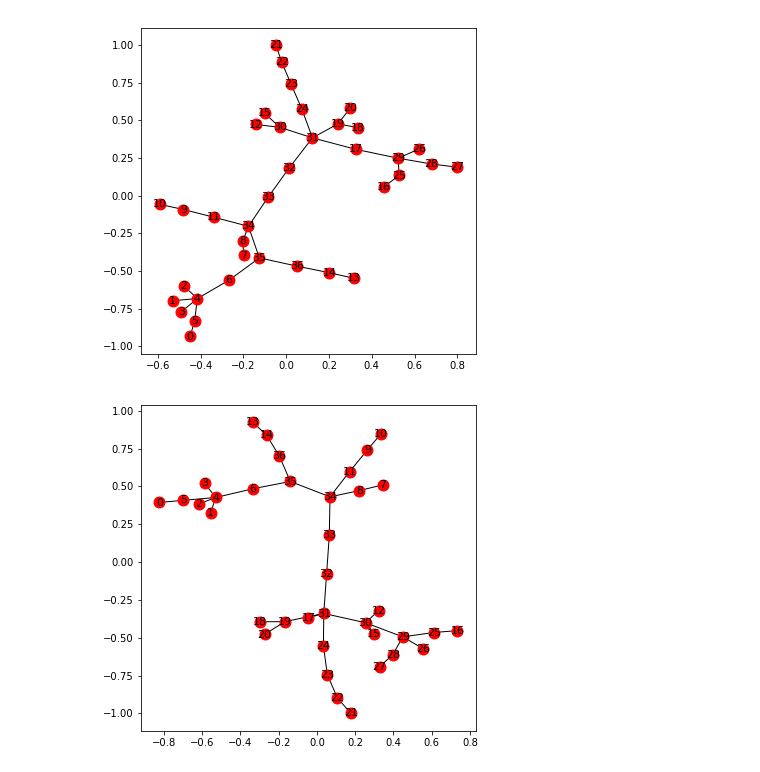
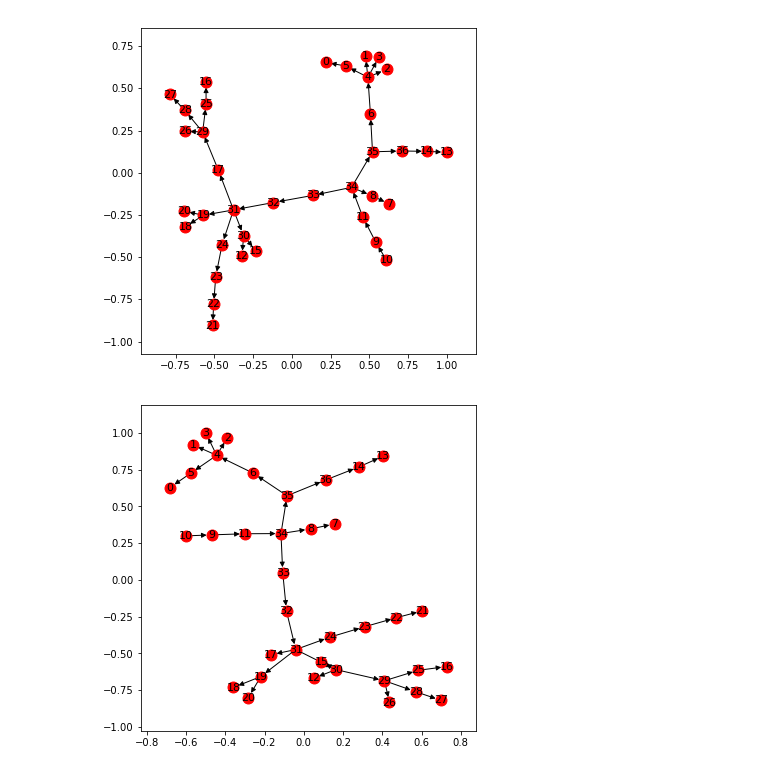
Before and after one commit to AbhijeetiitmVyas/EE6180, a Jupyter notebook: Pset2.ipynb, the cells around one changed output. Drawn from its saved outputs; the diff is of its cells as text; code cells hidden in the pictures.

```diff
--- a/Pset2.ipynb
+++ b/Pset2.ipynb
@@ -30,7 +30,8 @@ import pandas as pd
 import networkx as nx
 a = pd.read_csv('alarm10K.csv')
 index_array = np.arange(0,len(a.columns))
-Info_Graph = nx.Graph()
+Info_Graph_plugin = nx.Graph()
+Info_Graph_jvhw = nx.Graph()
 for comb in list(itertools.combinations(index_array, 2)):
     S_x = len(set(a[a.columns[comb[0]]]))
     S_y = len(set(a[a.columns[comb[1]]]))
@@ -61,15 +62,33 @@ from networkx.algorithms import tree
 edges = tree.maximum_spanning_edges(Info_Graph_jvhw, algorithm='kruskal', data=False)
 Gc = nx.Graph()
 Gc.add_edges_from(edges)
+
+edges = nx.bfs_edges(Gc, 10)
+edges_list = []
+for i in edges:
+    edges_list.append(i)
+
+Dir_Gc = nx.DiGraph()
+Dir_Gc.add_edges_from(edges_list)
+
 plt.figure(figsize = (6,6))
-edge_labels = nx.draw_networkx(Gc, pos=nx.spring_layout(Gc), with_labels =  True , node_size= 120 , font_size=11)
+edge_labels = nx.draw_networkx(Dir_Gc, pos=nx.spring_layout(Gc), with_labels =  True , node_size= 120 , font_size=11)
 # %% [output]
-[figure, old version]
+[figure, new version]
 # %%
 edges = tree.maximum_spanning_edges(Info_Graph_plugin, algorithm='kruskal', data=False)
 Gc = nx.Graph()
 Gc.add_edges_from(edges)
+
+edges = nx.bfs_edges(Gc, 10)
+edges_list = []
+for i in edges:
+    edges_list.append(i)
+
+Dir_Gc = nx.DiGraph()
+Dir_Gc.add_edges_from(edges_list)
+
 plt.figure(figsize = (6,6))
-edge_labels = nx.draw_networkx(Gc, pos=nx.spring_layout(Gc), with_labels =  True , node_size= 120 , font_size=11)
+edge_labels = nx.draw_networkx(Dir_Gc, pos=nx.spring_layout(Gc), with_labels =  True , node_size= 120 , font_size=11)
 # %% [output]
-[figure, old version]
+[figure, new version]
```
